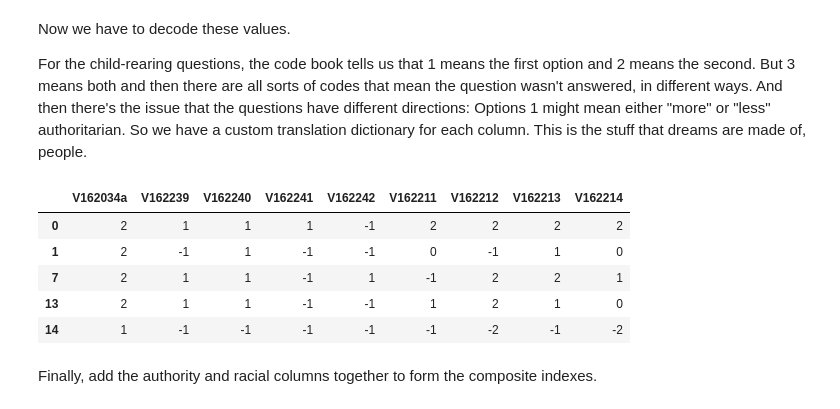
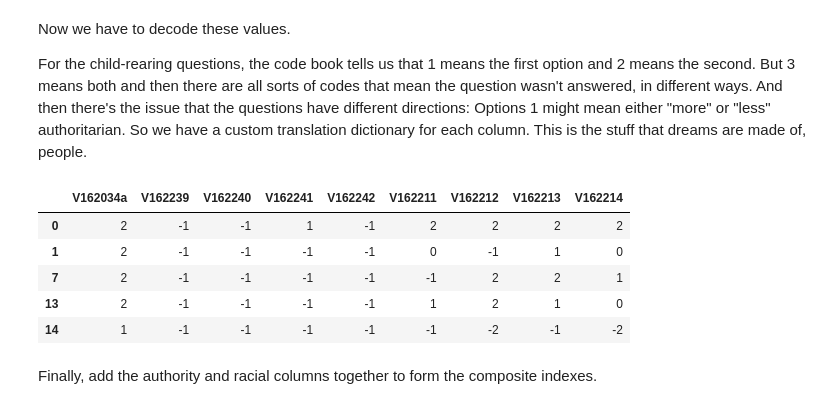
Before and after one commit to xeophin/lede-algorithms, a Jupyter notebook: week-3/week-3-1-class-empty.ipynb, the cells around one changed output. Cells and saved outputs as stored; diff of their text form; code cells hidden in the pictures.

```diff
--- a/week-3/week-3-1-class-empty.ipynb
+++ b/week-3/week-3-1-class-empty.ipynb
@@ -259,11 +288,55 @@ For the child-rearing questions, the code book tells us that 1 means the first o
+# %%
+# recode the authoritarian variables
+# These variables are proxies for authoritarian attitudes. Why are these questiones about children?
+# Because that's the only way to get honest answers! It's a long story.
+# See https://www.vox.com/2016/3/1/11127424/trump-authoritarianism
+
+# All authoritarian traits are coded 1 for first option and 2 for second
+# We turn this into +1/0/-1 where +1 is the more authoritarian option, and 0 means no data
+
+# Child trait more important: independence or respect
+anes['V162239'].replace({1: -1, 2: 1, 3: 0, -6: 0, -7: 0, -8: 0, -9: 0},
+                        inplace=True)
+
+# Child trait more important: curiosity or good manners
+anes['V162240'].replace({1: -1, 2: 1, 3: 0, -6: 0, -7: 0, -8: 0, -9: 0},
+                        inplace=True)
+
+# Child trait more important: obedience or self-reliance
+anes['V162241'].replace({1: 1, 2: -1, 3: 0, -6: 0, -7: 0, -8: 0, -9: 0},
+                        inplace=True)
+
+# Child trait more important: considerate or well-behaved
+anes['V162242'].replace({1: -1, 2: 1, 3: 0, -6: 0, -7: 0, -8: 0, -9: 0},
+                        inplace=True)
+# %%
+# recode the racial variables
+# All racial questions are coded on a five point scale, 1=agree strongy, 5=disagree strongly
+# We recode so that least tolerant = +2 and most tolerant =-2
+
+# Agree/disagree: blacks shd work way up w/o special favors
+anes['V162211'].replace(
+  {1: 2, 2: 1, 3: 0, 4: -1, 5: -2, -6: 0, -7: 0, -8: 0, -9: 0}, inplace=True)
+
+# Agree/disagree: past slavery make more diff for blacks
+anes['V162212'].replace(
+  {1: -2, 2: -1, 3: 0, 4: 1, 5: 2, -6: 0, -7: 0, -8: 0, -9: 0}, inplace=True)
+
+# Agree/disagree: blacks have gotten less than deserve
+anes['V162213'].replace(
+  {1: -2, 2: -1, 3: 0, 4: 1, 5: 2, -6: 0, -7: 0, -8: 0, -9: 0}, inplace=True)
+
+anes['V162214'].replace(
+  {1: 2, 2: 1, 3: 0, 4: -1, 5: -2, -6: 0, -7: 0, -8: 0, -9: 0}, inplace=True)
 # %%
 # check the results
+anes.head()
 # %% [output]
 |  | V162034a | V162239 | V162240 | V162241 | V162242 | V162211 | V162212 | V162213 | V162214 |
-| 0 | 2 | 1 | 1 | 1 | -1 | 2 | 2 | 2 | 2 |
-| 1 | 2 | -1 | 1 | -1 | -1 | 0 | -1 | 1 | 0 |
-| 7 | 2 | 1 | 1 | -1 | 1 | -1 | 2 | 2 | 1 |
-| 13 | 2 | 1 | 1 | -1 | -1 | 1 | 2 | 1 | 0 |
+| 0 | 2 | -1 | -1 | 1 | -1 | 2 | 2 | 2 | 2 |
+| 1 | 2 | -1 | -1 | -1 | -1 | 0 | -1 | 1 | 0 |
+| 7 | 2 | -1 | -1 | -1 | -1 | -1 | 2 | 2 | 1 |
+| 13 | 2 | -1 | -1 | -1 | -1 | 1 | 2 | 1 | 0 |
 | 14 | 1 | -1 | -1 | -1 | -1 | -1 | -2 | -1 | -2 |
 # %% [markdown]
 Finally, add the authority and racial columns together to form the composite indexes.
```
Also changed, not shown: parts of 15 cells of this notebook.
